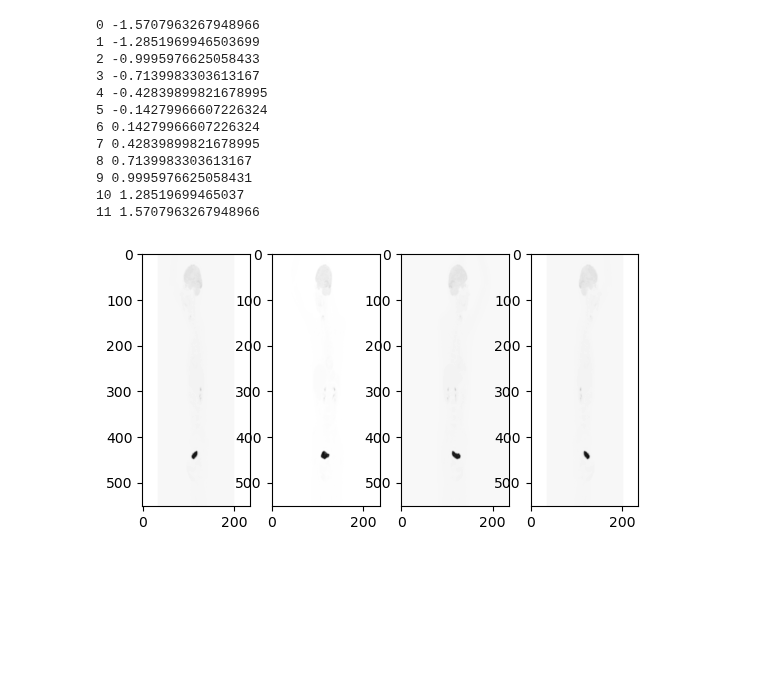
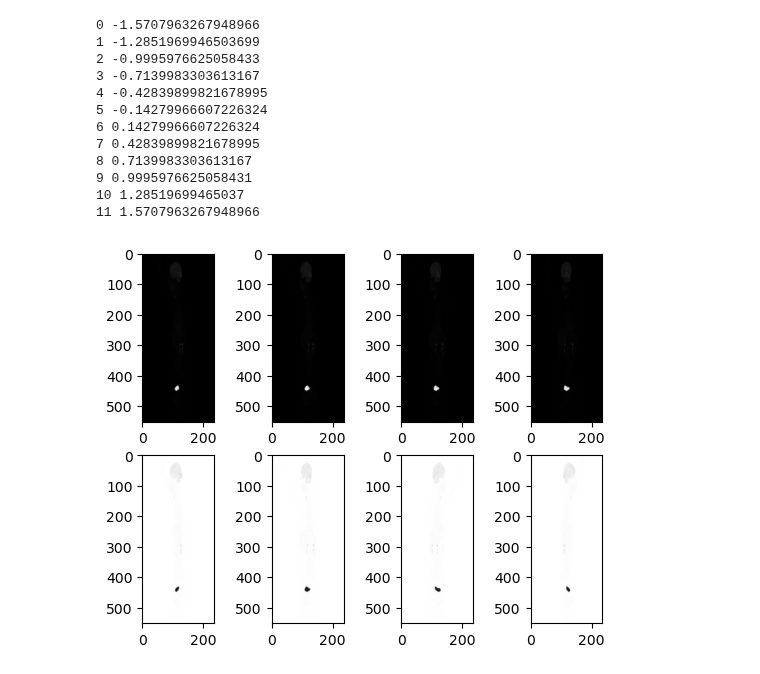
Before and after one commit to NickosKal/UCAN-PET-CT-image-data-handling-pipeline, a Jupyter notebook: Task 2.1/SimpleITK_exploration.ipynb, the cells around one changed output. Saved outputs shown, nothing was run; the diff lists cells and outputs as text; code cells hidden in the pictures; blank space fills up the shorter version.

```diff
--- a/Task 2.1/SimpleITK_exploration.ipynb
+++ b/Task 2.1/SimpleITK_exploration.ipynb
@@ -122,12 +127,11 @@ paxis = 0
 rotation_axis = [0,0,1]
 rotation_angles = np.linspace(-1/2*np.pi, 1/2*np.pi, int(180.0/15.0)) #15 degree
 rotation_center = vol_img.TransformContinuousIndexToPhysicalPoint([(index-1)/2.0 for index in vol_img.GetSize()])
+
 rotation_transform = sitk.VersorRigid3DTransform()
 rotation_transform.SetCenter(rotation_center)
 
-
 #Compute bounding box of rotating volume and the resampling grid structure
-
 image_indexes = list(zip([0,0,0], [sz-1 for sz in vol_img.GetSize()]))
 image_bounds = []
 for i in image_indexes[0]:
@@ -139,6 +143,7 @@ all_points = []
 for angle in rotation_angles:
     rotation_transform.SetRotation(rotation_axis, angle)
     all_points.extend([rotation_transform.TransformPoint(pnt) for pnt in image_bounds])
+
 all_points = np.array(all_points)
 min_bounds = all_points.min(0)
 max_bounds = all_points.max(0)
@@ -162,7 +167,7 @@ for angle in rotation_angles:
                                     outputOrigin=min_bounds,
                                     outputSpacing=new_spc,
                                     outputDirection = [1,0,0,0,1,0,0,0,1],
-                                    defaultPixelValue =  -1000, #HU unit for air in CT, possibly set to 0 in other cases
+                                    defaultPixelValue =  -20, #HU unit for air in CT, possibly set to 0 in other cases
                                     outputPixelType = vol_img.GetPixelID())
     proj_image = projection[ptype](resampled_image, paxis)
     extract_size = list(proj_image.GetSize())
@@ -171,6 +176,7 @@ for angle in rotation_angles:
     print(i,angle)
     i+=1
 
+
 # Stack all images into fuax-volume for display
 #sitk.Show(sitk.JoinSeries(proj_images))
 # %% [output]
@@ -188,15 +194,26 @@ for angle in rotation_angles:
 11 1.5707963267948966
 # %%
 #proj_image[0,:,:].GetSize()
-imgs=[]
+
+inv_imgs=[]
 for i in [0,3,9,11]:
     ext=sitk.Extract(proj_images[i], proj_images[i].GetSize())
-    inv_ext=sitk.InvertIntensity(ext,maximum=255)
-    imgs.append(inv_ext)
-    #plt.imshow(sitk.GetImageFromArray(proj_image[0,:,:]),cmap='gray')
+    inv_ext=sitk.InvertIntensity(ext,maximum=1)
+
+    inv_imgs.append(inv_ext)
+
+#plt.imshow(sitk.GetArrayFromImage(proj_images[0]),cmap='gray')
+
+intensity_clipper=sitk.IntensityWindowingImageFilter
 
 for i in range(1,5):
-    plt.subplot(1,4,i)
-    plt.imshow(sitk.GetArrayFromImage(imgs[i-1]),cmap='gray')
+    plt.subplot(2,4,i)
+    intensity_clipper().SetOutputMaximum(15)
+    intensity_clipper().SetOutputMinimum(0)
+    plt.imshow(sitk.GetArrayFromImage(proj_images[i]),cmap='gray')
+
+for i in range(1,5):
+    plt.subplot(2,4,i+4)
+    plt.imshow(sitk.GetArrayFromImage(inv_imgs[i-1]),cmap='gray')
 # %% [output]
-[figure, old version]
+[figure, new version]
```
Also changed, not shown: parts of 6 cells of this notebook.
